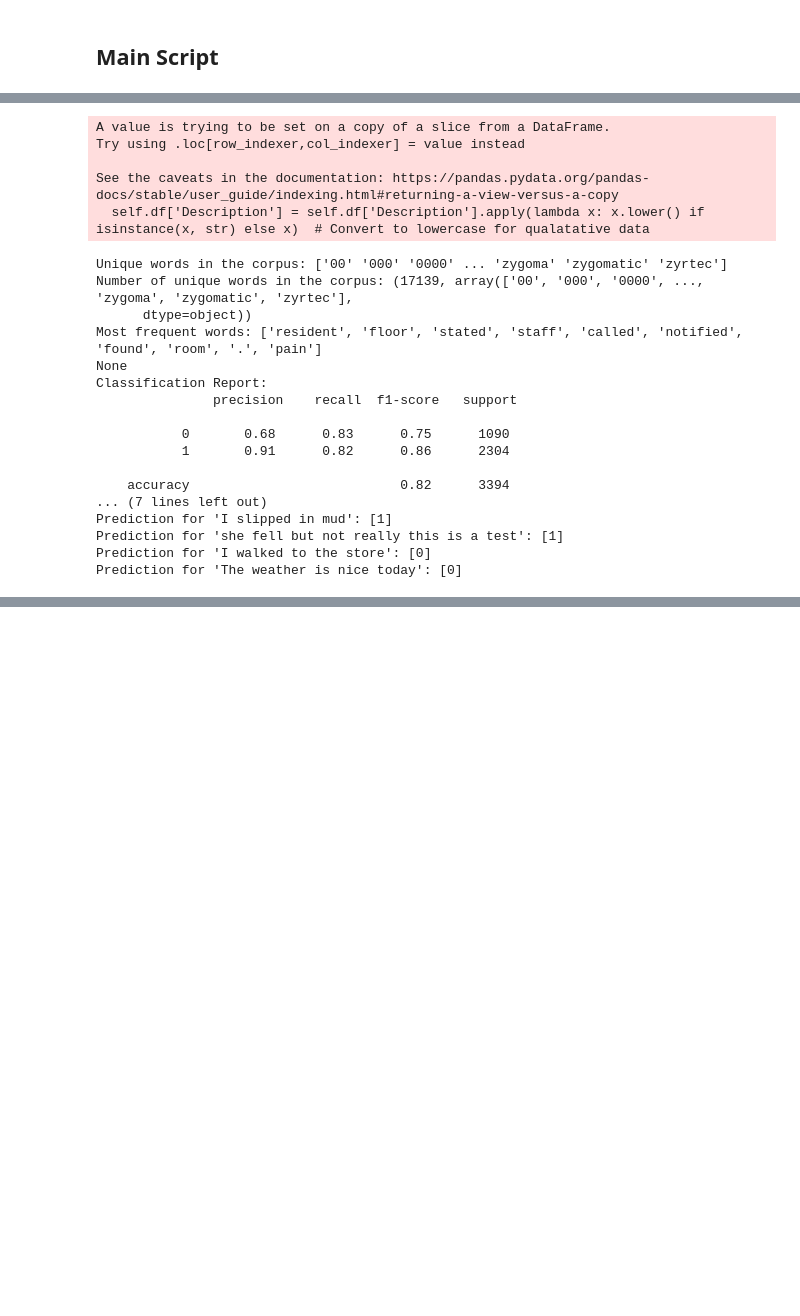
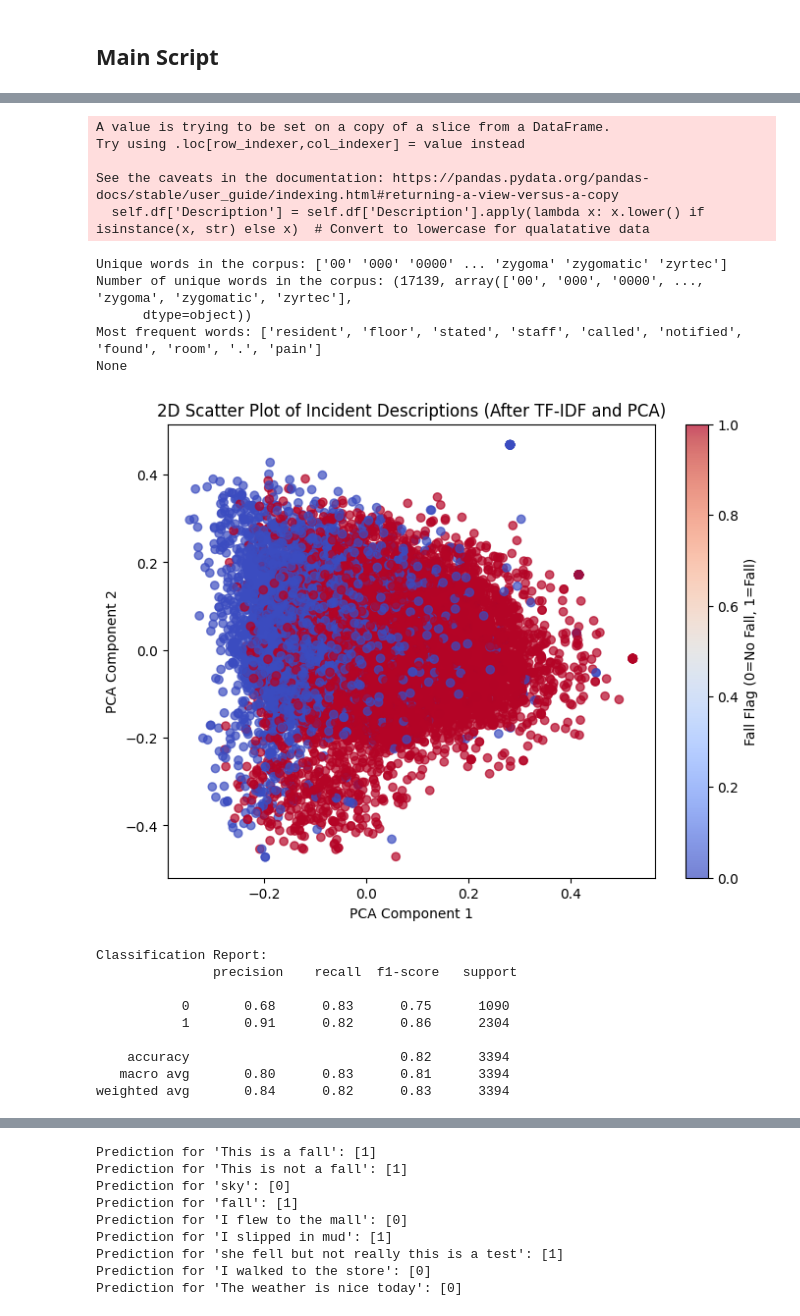
Before and after one commit to trueblood/BinaryClassifcationModel_Example, a Jupyter notebook: fall_detection_perceptron.ipynb, the cells around one changed output, grey strips where cells are left out. Cells and saved outputs as stored; diff of their text form; code cells hidden in the pictures; blank space fills up the shorter version.

```diff
--- a/fall_detection_perceptron.ipynb
+++ b/fall_detection_perceptron.ipynb
@@ -125,7 +130,11 @@ import pandas as pd
 from sklearn.feature_extraction.text import TfidfVectorizer
 from sklearn.model_selection import train_test_split
 from sklearn.linear_model import Perceptron
-from sklearn.metrics import classification_report
+from sklearn.metrics import classification_report, confusion_matrix
+import matplotlib.pyplot as plt
+import seaborn as sns
+from sklearn.decomposition import PCA
+
 
 # Load the dataset
 fall_data = pd.read_csv("data/fall_data_v1.csv")
@@ -138,11 +147,13 @@ data_clearner_normalizer.df = df_cleaned  # Update the DataFrame for normalizati
 # Call the normalize_data method to normalize the dataset
 df_normalized = data_clearner_normalizer.normalize_data()
 
-# Check if the DataFrame was successfully after data cleaning
-print(f"\nDataset after data cleaning: {df_cleaned.shape[0]} rows, {df_cleaned.shape[1]} columns")
+df_normalized.to_csv("data/fall_data_v2.csv", index=False)
 
-# Check if the DataFrame was successfully after data normalization
-print(f"\nDataset after data normalization: {df_normalized.shape[0]} rows, {df_normalized.shape[1]} columns")
+# # Check if the DataFrame was successfully after data cleaning
+# print(f"\nDataset after data cleaning: {df_cleaned.shape[0]} rows, {df_cleaned.shape[1]} columns")
+
+# # Check if the DataFrame was successfully after data normalization
+# print(f"\nDataset after data normalization: {df_normalized.shape[0]} rows, {df_normalized.shape[1]} columns")
 
 # Get the number of unique words in the corpus
 corpus = df_cleaned['Description']  # Use the cleaned data
@@ -164,6 +175,19 @@ X_vectorized_cleaned = vectorizer.fit_transform(X_cleaned)
 
 print(vectorizer.vocabulary)
 
+# Dimensionality reduction using PCA
+pca = PCA(n_components=2)
+X_pca = pca.fit_transform(X_vectorized_cleaned.toarray())
+
+# 2D scatter plot of the data points after PCA
+plt.figure(figsize=(8, 6))
+plt.scatter(X_pca[:, 0], X_pca[:, 1], c=y_cleaned, cmap='coolwarm', alpha=0.7)
+plt.colorbar(label='Fall Flag (0=No Fall, 1=Fall)')
+plt.xlabel('PCA Component 1')
+plt.ylabel('PCA Component 2')
+plt.title('2D Scatter Plot of Incident Descriptions (After TF-IDF and PCA)')
+plt.show()
+
 # Split the cleaned data into training and testing sets
 X_train_cleaned, X_test_cleaned, y_train_cleaned, y_test_cleaned = train_test_split(X_vectorized_cleaned, y_cleaned, test_size=0.2, random_state=42)
 
@@ -178,13 +202,24 @@ y_pred_cleaned = perceptron_model.predict(X_test_cleaned)
 report_cleaned = classification_report(y_test_cleaned, y_pred_cleaned)
 print("Classification Report:\n", report_cleaned)
 
+# Confusion matrix
+conf_matrix = confusion_matrix(y_test_cleaned, y_pred_cleaned)
+
+# Plot the confusion matrix
+plt.figure(figsize=(8, 6))
+sns.heatmap(conf_matrix, annot=True, fmt='d', cmap='Blues', xticklabels=['No Fall', 'Fall'], yticklabels=['No Fall', 'Fall'])
+plt.xlabel('Predicted')
+plt.ylabel('Actual')
+plt.title('Confusion Matrix of Perceptron Model')
+plt.show()
+
 # Test with sample inputs
 def predict_fall(description):
     test_input_vectorized = vectorizer.transform([description])
     prediction = perceptron_model.predict(test_input_vectorized)
     return prediction
 
-# Test with various inputs
+# Test with various inputs - i need to make these more realistic and categorize them
 print("Prediction for 'This is a fall':", predict_fall("This is a fall"))
 print("Prediction for 'This is not a fall':", predict_fall("This is not a fall"))
 print("Prediction for 'sky':", predict_fall("sky"))
@@ -216,22 +247,20 @@ Dataset after data normalization: 16967 rows, 2 columns
 A value is trying to be set on a copy of a slice from a DataFrame.
 Try using .loc[row_indexer,col_indexer] = value instead
 
 See the caveats in the documentation: https://pandas.pydata.org/pandas-docs/stable/user_guide/indexing.html#returning-a-view-versus-a-copy
   self.df['Description'] = self.df['Description'].apply(lambda x: x.lower() if isinstance(x, str) else x)  # Convert to lowercase for qualatative data
 Unique words in the corpus: ['00' '000' '0000' ... 'zygoma' 'zygomatic' 'zyrtec']
 Number of unique words in the corpus: (17139, array(['00', '000', '0000', ..., 'zygoma', 'zygomatic', 'zyrtec'],
       dtype=object))
 Most frequent words: ['resident', 'floor', 'stated', 'staff', 'called', 'notified', 'found', 'room', '.', 'pain']
 None
-Classification Report:
-               precision    recall  f1-score   support
-
-           0       0.68      0.83      0.75      1090
-           1       0.91      0.82      0.86      2304
-
-    accuracy                           0.82      3394
-... (7 lines left out)
-Prediction for 'I slipped in mud': [1]
-Prediction for 'she fell but not really this is a test': [1]
-Prediction for 'I walked to the store': [0]
-Prediction for 'The weather is nice today': [0]
+[figure, added]
+Classification Report:
+               precision    recall  f1-score   support
+
+           0       0.68      0.83      0.75      1090
+           1       0.91      0.82      0.86      2304
+
+    accuracy                           0.82      3394
+   macro avg       0.80      0.83      0.81      3394
+weighted avg       0.84      0.82      0.83      3394
@@ -237,0 +268,9 @@ Prediction for 'The weather is nice today': [0]
+Prediction for 'This is a fall': [1]
+Prediction for 'This is not a fall': [1]
+Prediction for 'sky': [0]
+Prediction for 'fall': [1]
+Prediction for 'I flew to the mall': [0]
+Prediction for 'I slipped in mud': [1]
+Prediction for 'she fell but not really this is a test': [1]
+Prediction for 'I walked to the store': [0]
+Prediction for 'The weather is nice today': [0]
```
Also changed, not shown: parts of 3 cells of this notebook.
